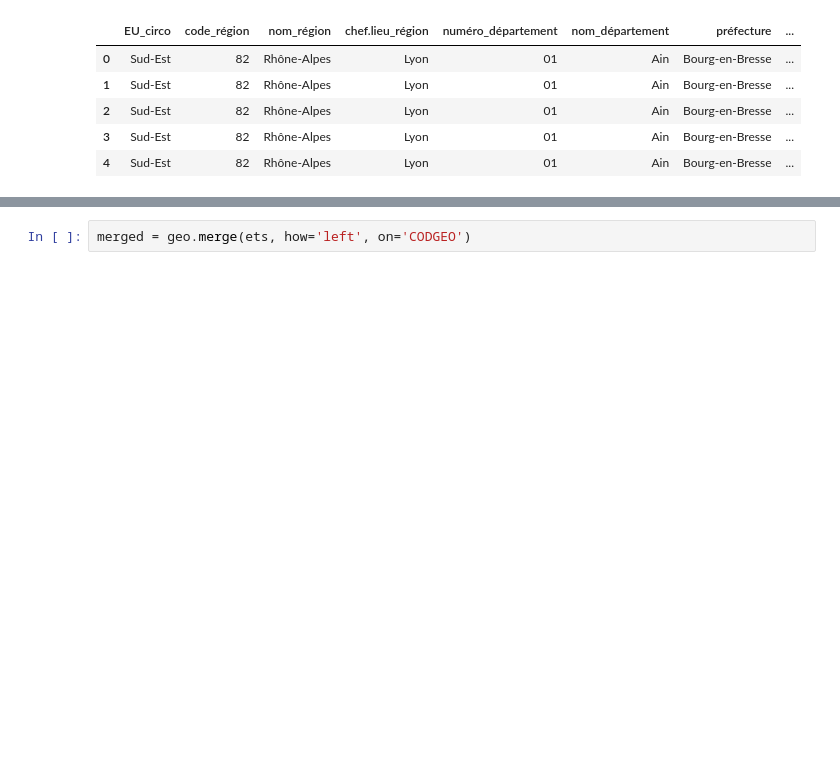
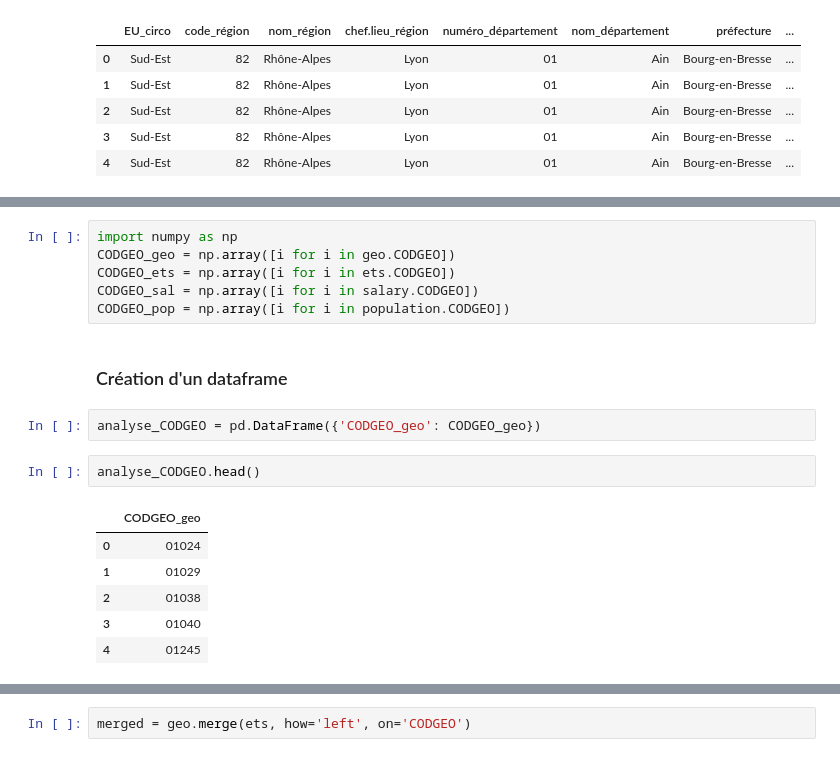
Before and after one commit to Mariehf64/fev23cda_french_industry, a Jupyter notebook: Merging.ipynb, the cells around one changed output, grey strips where cells are left out. Drawn from its saved outputs; the diff is of its cells as text; blank space fills up the shorter version.

```diff
--- a/Merging.ipynb
+++ b/Merging.ipynb
@@ -84,0 +93,19 @@ geo.head()
+# %%
+import numpy as np
+CODGEO_geo = np.array([i for i in geo.CODGEO])
+CODGEO_ets = np.array([i for i in ets.CODGEO])
+CODGEO_sal = np.array([i for i in salary.CODGEO])
+CODGEO_pop = np.array([i for i in population.CODGEO])
+# %% [markdown]
+### Création d'un dataframe ###
+# %%
+analyse_CODGEO = pd.DataFrame({'CODGEO_geo': CODGEO_geo})
+# %%
+analyse_CODGEO.head()
+# %% [output]
+|  | CODGEO_geo |
+| 0 | 01024 |
+| 1 | 01029 |
+| 2 | 01038 |
+| 3 | 01040 |
+| 4 | 01245 |
```
Also changed, not shown: parts of 34 cells of this notebook, 3 other files.
